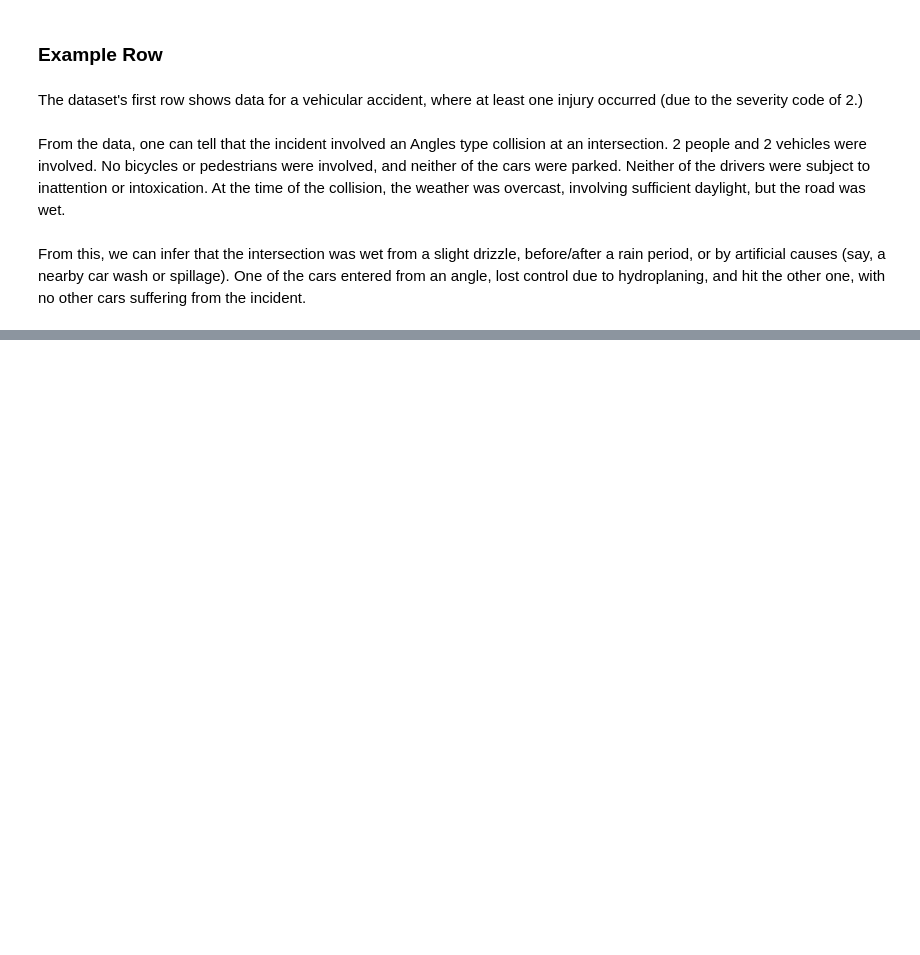
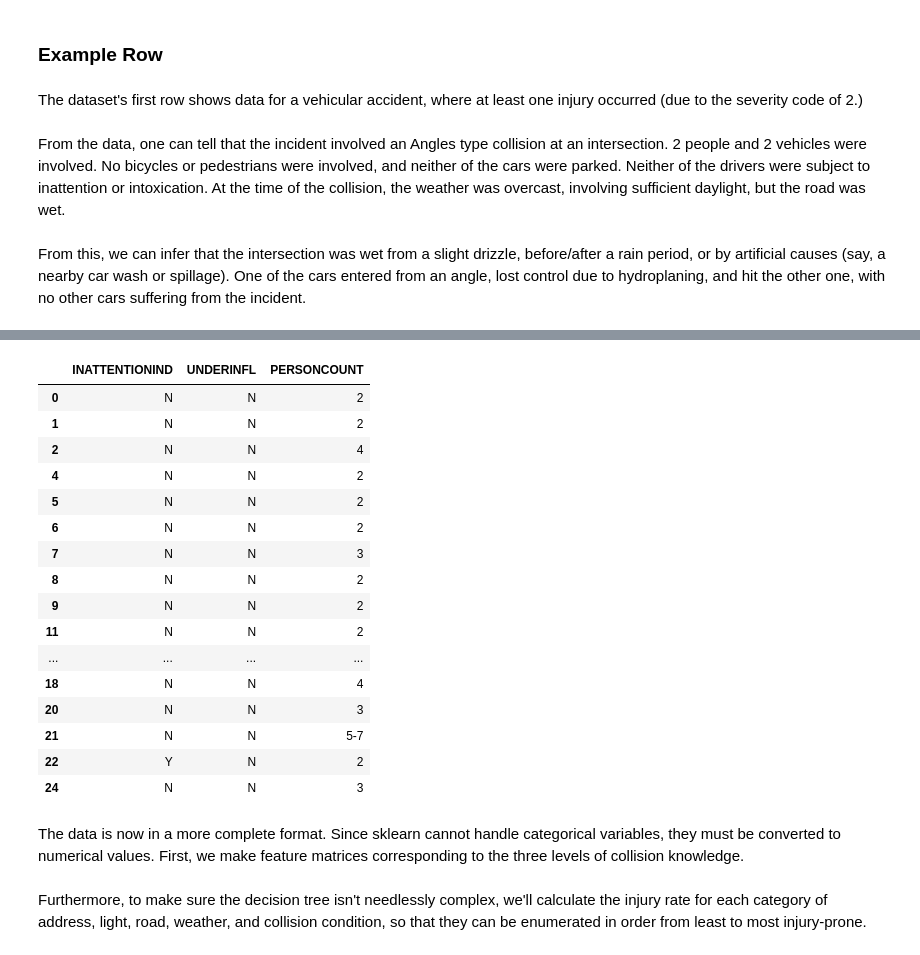
Before and after one commit to tbreitschwerdt/Coursera_Capstone, a Jupyter notebook: Capstone Project Week 1.ipynb, the cells around one changed output, grey strips where cells are left out. Drawn from its saved outputs; the diff is of its cells as text; code cells hidden in the pictures; blank space fills up the shorter version.

```diff
--- a/Capstone Project Week 1.ipynb
+++ b/Capstone Project Week 1.ipynb
@@ -124,0 +308,24 @@ From this, we can infer that the intersection was wet from a slight drizzle, bef
+# %%
+dfnan[['INATTENTIONIND', 'UNDERINFL', 'PERSONCOUNT']].head(20)
+# %% [output]
+|  | INATTENTIONIND | UNDERINFL | PERSONCOUNT |
+| 0 | N | N | 2 |
+| 1 | N | N | 2 |
+| 2 | N | N | 4 |
+| 4 | N | N | 2 |
+| 5 | N | N | 2 |
+| 6 | N | N | 2 |
+| 7 | N | N | 3 |
+| 8 | N | N | 2 |
+| 9 | N | N | 2 |
+| 11 | N | N | 2 |
+| ... | ... | ... | ... |
+| 18 | N | N | 4 |
+| 20 | N | N | 3 |
+| 21 | N | N | 5-7 |
+| 22 | Y | N | 2 |
+| 24 | N | N | 3 |
+# %% [markdown]
+The data is now in a more complete format. Since sklearn cannot handle categorical variables, they must be converted to numerical values. First, we make feature matrices corresponding to the three levels of collision knowledge.
+# %% [markdown]
+Furthermore, to make sure the decision tree isn't needlessly complex, we'll calculate the injury rate for each category of address, light, road, weather, and collision condition, so that they can be enumerated in order from least to most injury-prone.
```
Also changed, not shown: parts of 59 cells of this notebook.
